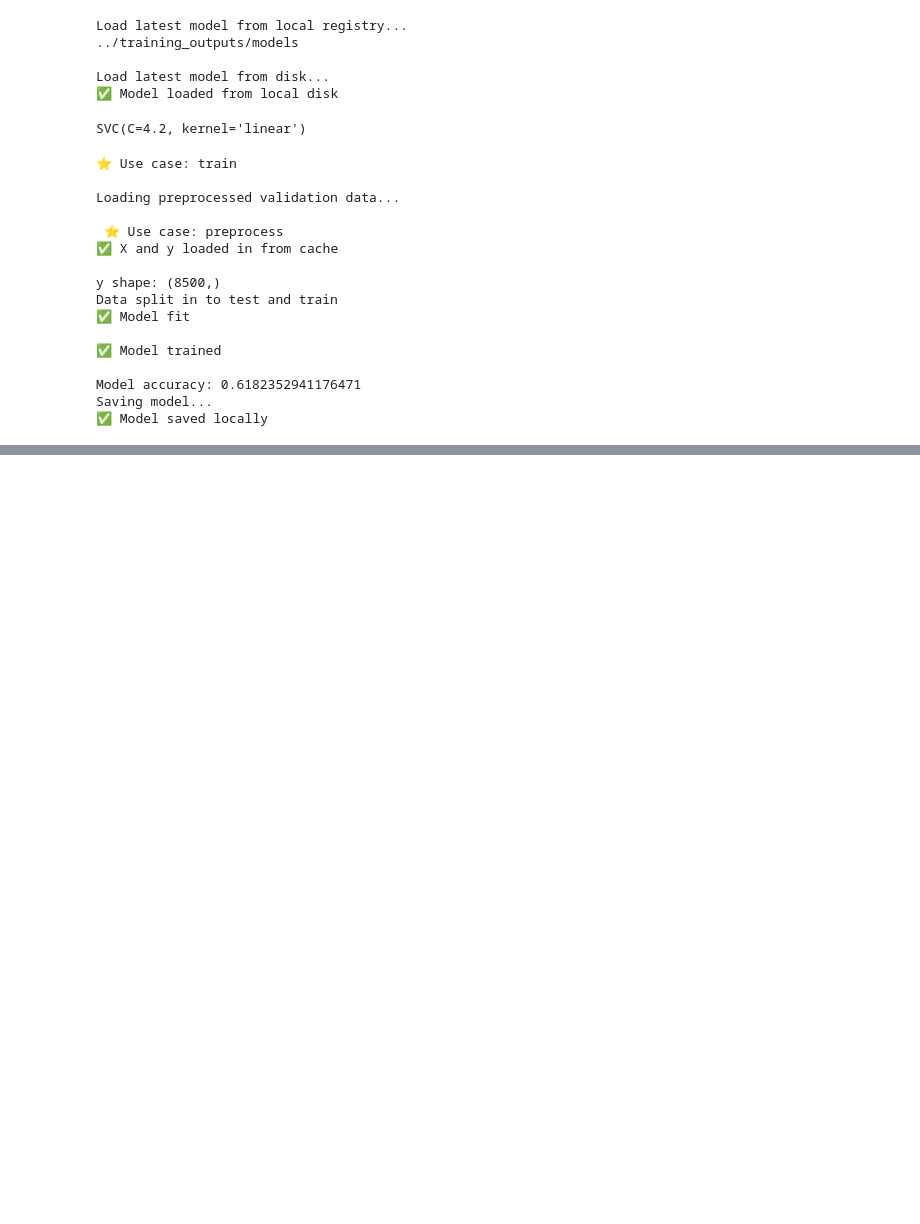
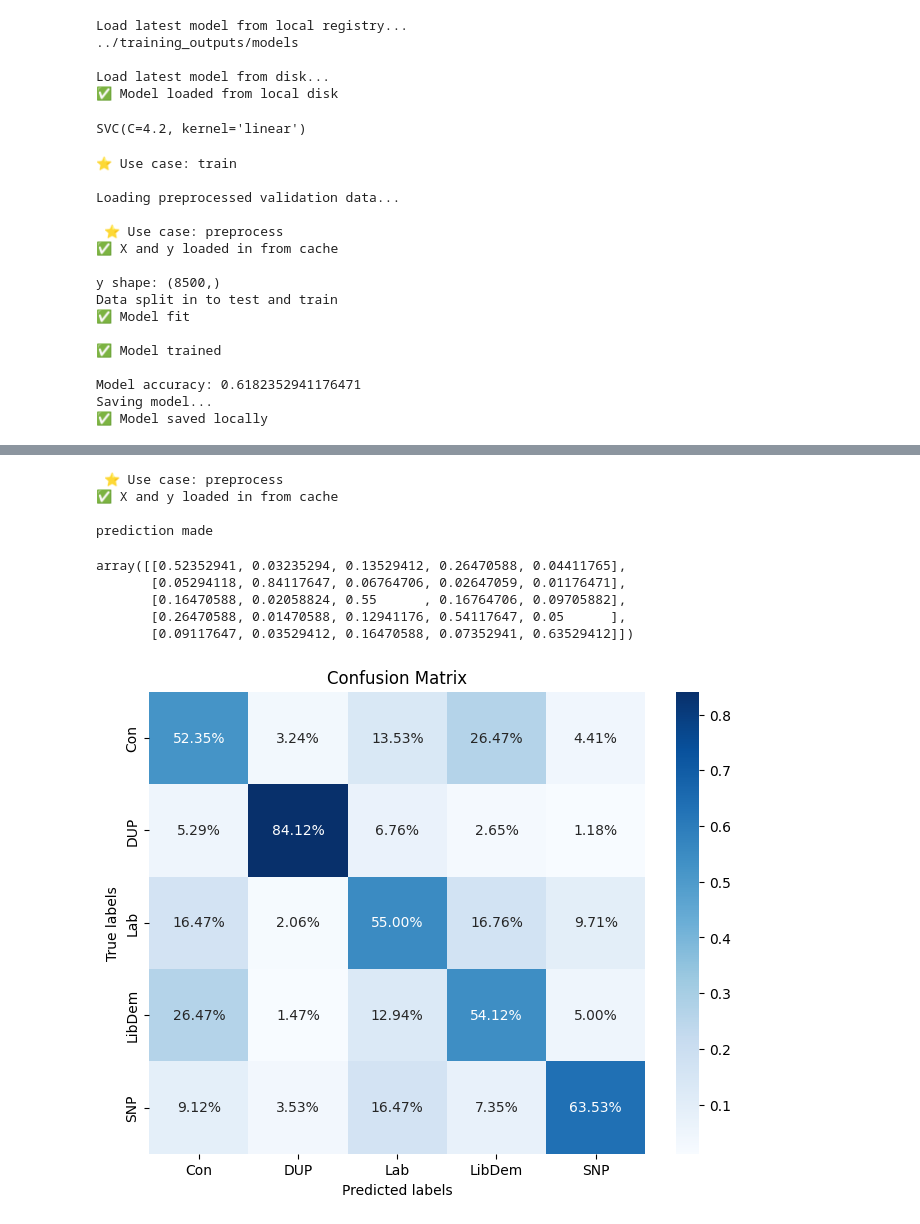
Before and after one commit to szaboildi/uk-pol-speech-classifier, a Jupyter notebook: notebooks/SZIE_preprocessing_filtered_by_year.ipynb, the cells around one changed output, grey strips where cells are left out. Cells and saved outputs as stored; diff of their text form; code cells hidden in the pictures; blank space fills up the shorter version.

Commit message:
new confusion matrices

```diff
--- a/notebooks/SZIE_preprocessing_filtered_by_year.ipynb
+++ b/notebooks/SZIE_preprocessing_filtered_by_year.ipynb
@@ -104,0 +115,43 @@ prediction made
+# %%
+ X, y = preprocess()
+
+if VECT_METHOD=="for_embed":
+    if len(X.shape) > 1:
+        X = X["text"]
+
+if len(y.shape) > 1:
+    y = y["party"]
+labels = list(y.unique())
+
+X_train, X_test, y_train, y_test = train_test_split(X, y, test_size=0.2, random_state=42, stratify=y)
+
+# Generate predictions
+y_pred = model.predict(X_test)
+print("prediction made")
+
+# Calculate confusion matrix
+cm = confusion_matrix(y_test, y_pred, normalize="true")
+# %% [output]
+ ⭐️ Use case: preprocess
+✅ X and y loaded in from cache
+
+prediction made
+# %%
+cm
+# %% [output]
+array([[0.52352941, 0.03235294, 0.13529412, 0.26470588, 0.04411765],
+       [0.05294118, 0.84117647, 0.06764706, 0.02647059, 0.01176471],
+       [0.16470588, 0.02058824, 0.55      , 0.16764706, 0.09705882],
+       [0.26470588, 0.01470588, 0.12941176, 0.54117647, 0.05      ],
+       [0.09117647, 0.03529412, 0.16470588, 0.07352941, 0.63529412]])
+# %%
+# Plot confusion matrix
+plt.figure(figsize=(8, 6))
+sns.heatmap(cm, annot=True,
+            fmt='.2%', cmap='Blues', xticklabels=labels, yticklabels=labels)
+plt.xlabel('Predicted labels')
+plt.ylabel('True labels')
+plt.title('Confusion Matrix')
+plt.show()
+# %% [output]
+[figure, added]
```
Also changed, not shown: parts of 2 cells of this notebook, 1 other file.
